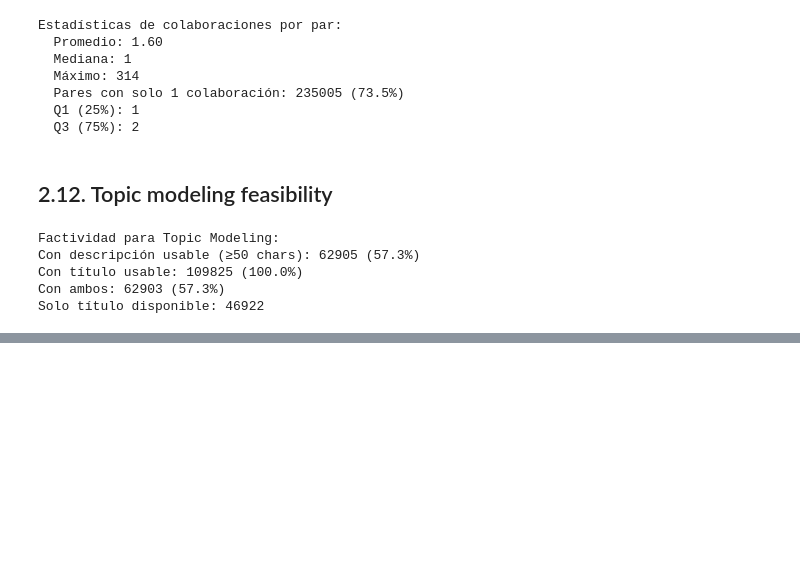
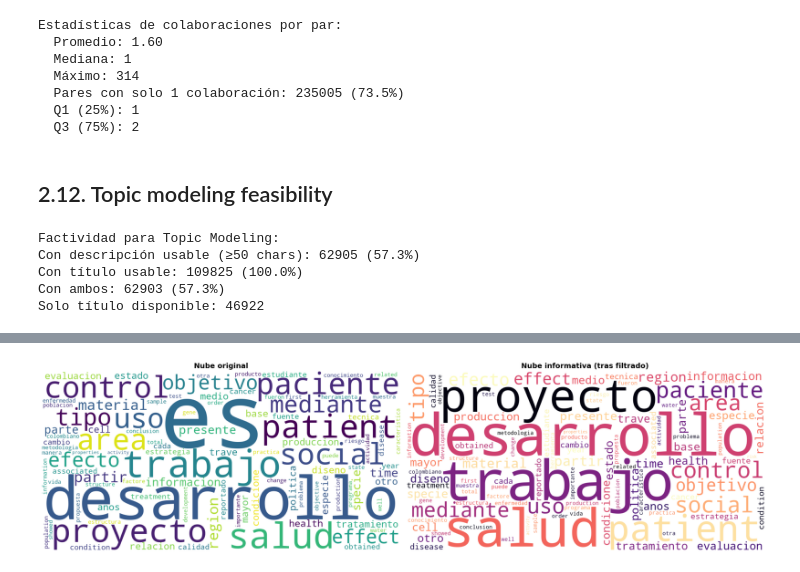
Before and after one commit to fvalderramab/proyecto_horus, a Jupyter notebook: notebooks/01_eda.ipynb, the cells around one changed output, grey strips where cells are left out. Cells and saved outputs as stored; diff of their text form; code cells hidden in the pictures; blank space fills up the shorter version.

```diff
--- a/notebooks/01_eda.ipynb
+++ b/notebooks/01_eda.ipynb
@@ -1261,0 +1963,92 @@ Solo título disponible: 46922
+# %%
+print("="*60)
+print("Nube de palabras con y sin términos genéricos")
+print("="*60)
+
+# =========================
+# 1) Construcción del texto base
+# =========================
+texto_base = productos_bogota.apply(
+    lambda row: f"{str(row['Título original']) if pd.notna(row['Título original']) else ''} "
+                f"{str(row['Descripción original']) if pd.notna(row['Descripción original']) else ''}",
+    axis=1
+)
+
+texto_base = texto_base.apply(preprocesar_texto_completo)
+texto_base = texto_base[texto_base.str.len() > 10].copy()
+
+# =========================
+# 2) Filtrado automático por frecuencia de documento
+# =========================
+umbral_df = 0.12
+
+doc_freq = Counter()
+
+for texto in texto_base:
+    tokens = set(texto.split())
+    doc_freq.update(tokens)
+
+n_docs = len(texto_base)
+
+stopwords_auto_df = {
+    tok for tok, df in doc_freq.items()
+    if (df / n_docs) >= umbral_df and len(tok) >= 2
+}
+
+# =========================
+# 3) Texto informativo (aplica stopwords temáticas y automáticas)
+# =========================
+def limpiar_todo(texto):
+    return remover_stopwords(texto, stopwords=STOPWORDS_ALL | stopwords_auto_df)
+
+texto_info = texto_base.apply(limpiar_todo)
+texto_info = texto_info[texto_info.str.len() > 10].copy()
+
+print(f"Registros válidos (nube original): {len(texto_base)}")
+print(f"Registros válidos (nube informativa): {len(texto_info)}")
+print(f"Términos removidos por filtro automático (DF >= {umbral_df:.0%}): {len(stopwords_auto_df)}")
+
+# =========================
+# 5) Generación de la nube
+# =========================
+texto_global_original = " ".join(texto_base)
+texto_global_informativo = " ".join(texto_info)
+
+wordcloud_original = WordCloud(
+    width=1200,
+    height=600,
+    background_color='white',
+    colormap='viridis',
+    max_words=100,
+    relative_scaling=0.5,
+    min_font_size=10,
+    collocations=False
+).generate(texto_global_original)
+
+wordcloud_informativo = WordCloud(
+    width=1200,
+    height=600,
+    background_color='white',
+    colormap='magma',
+    max_words=100,
+    relative_scaling=0.5,
+    min_font_size=10,
+    collocations=False
+).generate(texto_global_informativo)
+
+# =========================
+# 6) Visualización
+# =========================
+fig, axes = plt.subplots(1, 2, figsize=(20,7))
+
+axes[0].imshow(wordcloud_original, interpolation='bilinear')
+axes[0].axis('off')
+axes[0].set_title('Nube original', fontsize=14, fontweight='bold')
+
+axes[1].imshow(wordcloud_informativo, interpolation='bilinear')
+axes[1].axis('off')
+axes[1].set_title('Nube informativa (tras filtrado)', fontsize=14, fontweight='bold')
+
+plt.tight_layout()
+plt.show()
+# %% [output]
@@ -1261,0 +2061 @@ Solo título disponible: 46922
+[figure, added]
```
Also changed, not shown: parts of 26 cells of this notebook, 1 other file.
